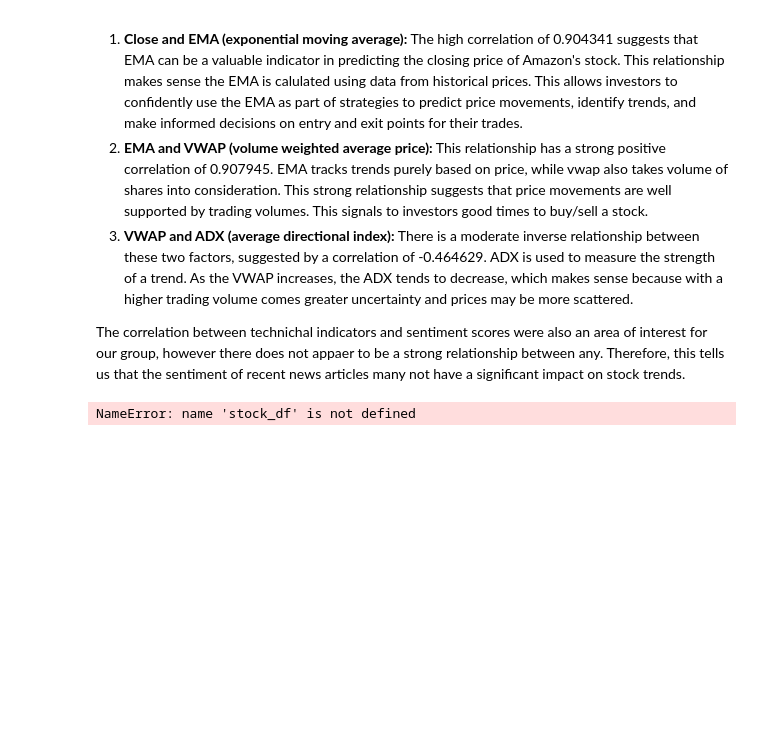
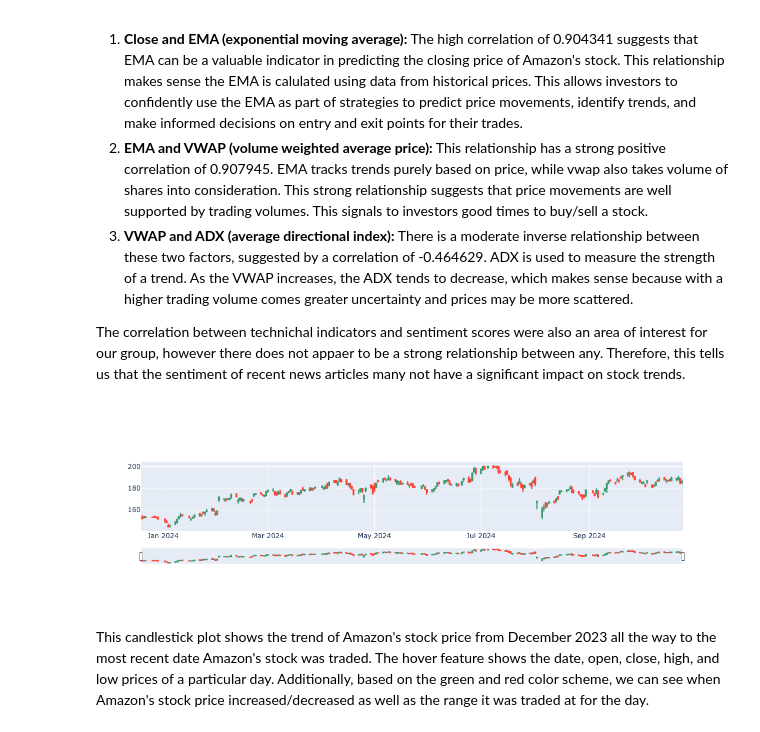
Before and after one commit to DiegoCico/DS3000_FinalProject, a Jupyter notebook: Phase II.ipynb, the cells around one changed output. Drawn from its saved outputs; the diff is of its cells as text; code cells hidden in the pictures; blank space fills up the shorter version.

Commit message:
description for candlestick graph

```diff
--- a/Phase II.ipynb
+++ b/Phase II.ipynb
@@ -411,12 +403,15 @@ The correlation between technichal indicators and sentiment scores were also an
 # %%
 import plotly.graph_objects as go
 # %%
-fig = go.Figure(data=[go.Candlestick(x=stock_df['Date'],
+# candlestick graph
+fig = go.Figure(data=[go.Candlestick(x=stock_df.index,
                 open=stock_df['Open'],
                 high=stock_df['High'],
                 low=stock_df['Low'],
                 close=stock_df['Close'])])
 
 fig.show()
 # %% [output]
-NameError: name 'stock_df' is not defined
+[figure, added]
+# %% [markdown]
+This candlestick plot shows the trend of Amazon's stock price from December 2023 all the way to the most recent date Amazon's stock was traded. The hover feature shows the date, open, close, high, and low prices of a particular day. Additionally, based on the green and red color scheme, we can see when Amazon's stock price increased/decreased as well as the range it was traded at for the day.
```
Also changed, not shown: parts of 5 cells of this notebook.
